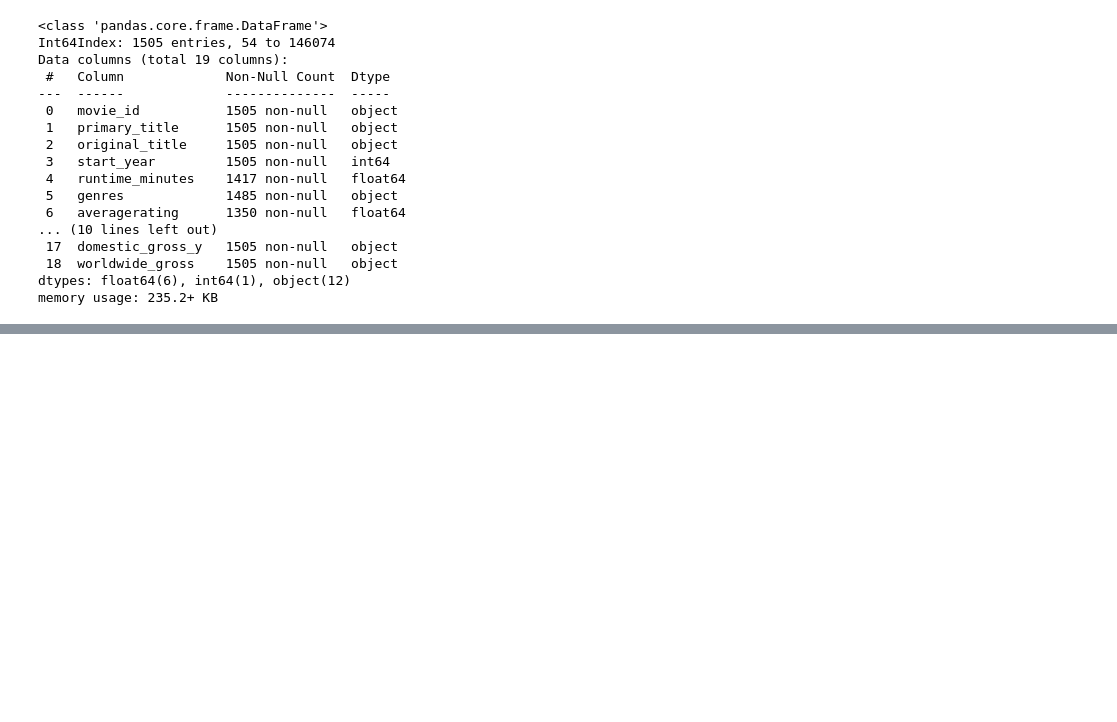
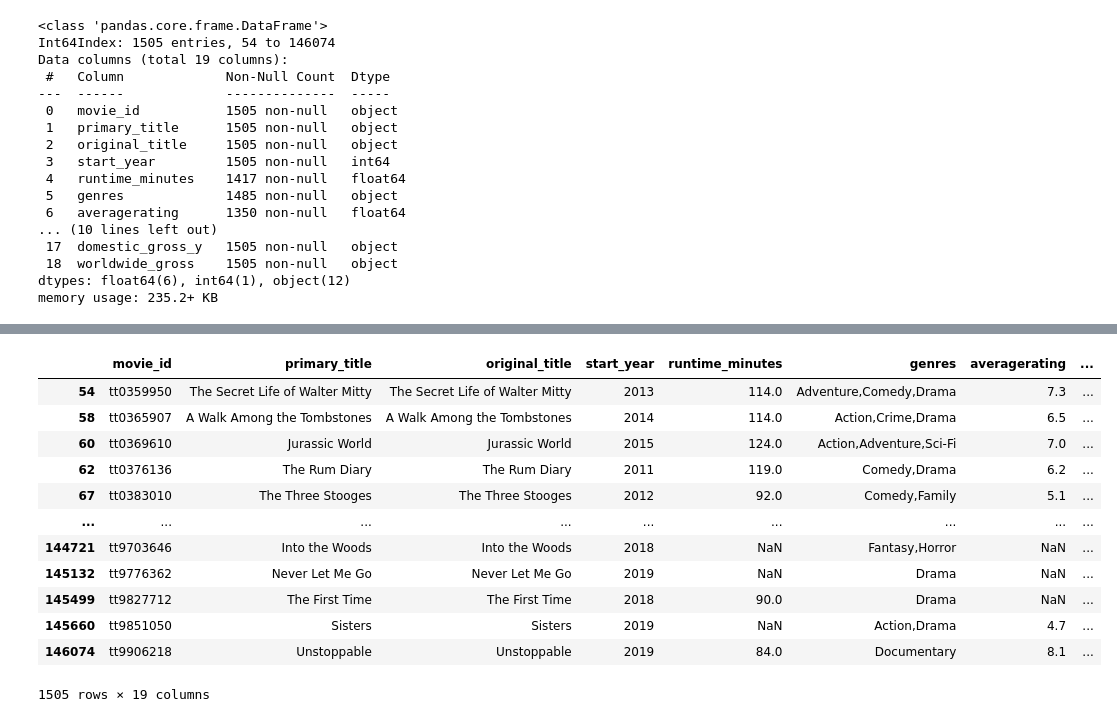
Before and after one commit to jnahra/dsc-phase-1-project, a Jupyter notebook: albert_phase1_notebook.ipynb, the cells around one changed output, grey strips where cells are left out. Saved outputs shown, nothing was run; the diff lists cells and outputs as text; code cells hidden in the pictures; blank space fills up the shorter version.

```diff
--- a/albert_phase1_notebook.ipynb
+++ b/albert_phase1_notebook.ipynb
@@ -805,0 +813,16 @@ dataset_cleaned.to_csv('masterdatasetcleaned.csv')
+# %%
+dataset_cleaned
+# %% [output]
+|  | movie_id | primary_title | original_title | start_year | runtime_minutes | genres | averagerating | ... |
+| 54 | tt0359950 | The Secret Life of Walter Mitty | The Secret Life of Walter Mitty | 2013 | 114.0 | Adventure,Comedy,Drama | 7.3 | ... |
+| 58 | tt0365907 | A Walk Among the Tombstones | A Walk Among the Tombstones | 2014 | 114.0 | Action,Crime,Drama | 6.5 | ... |
+| 60 | tt0369610 | Jurassic World | Jurassic World | 2015 | 124.0 | Action,Adventure,Sci-Fi | 7.0 | ... |
+| 62 | tt0376136 | The Rum Diary | The Rum Diary | 2011 | 119.0 | Comedy,Drama | 6.2 | ... |
+| 67 | tt0383010 | The Three Stooges | The Three Stooges | 2012 | 92.0 | Comedy,Family | 5.1 | ... |
+| ... | ... | ... | ... | ... | ... | ... | ... | ... |
+| 144721 | tt9703646 | Into the Woods | Into the Woods | 2018 | NaN | Fantasy,Horror | NaN | ... |
+| 145132 | tt9776362 | Never Let Me Go | Never Let Me Go | 2019 | NaN | Drama | NaN | ... |
+| 145499 | tt9827712 | The First Time | The First Time | 2018 | 90.0 | Drama | NaN | ... |
+| 145660 | tt9851050 | Sisters | Sisters | 2019 | NaN | Action,Drama | 4.7 | ... |
+| 146074 | tt9906218 | Unstoppable | Unstoppable | 2019 | 84.0 | Documentary | 8.1 | ... |
+1505 rows × 19 columns
```
Also changed, not shown: parts of 11 cells of this notebook, 1 other file.
